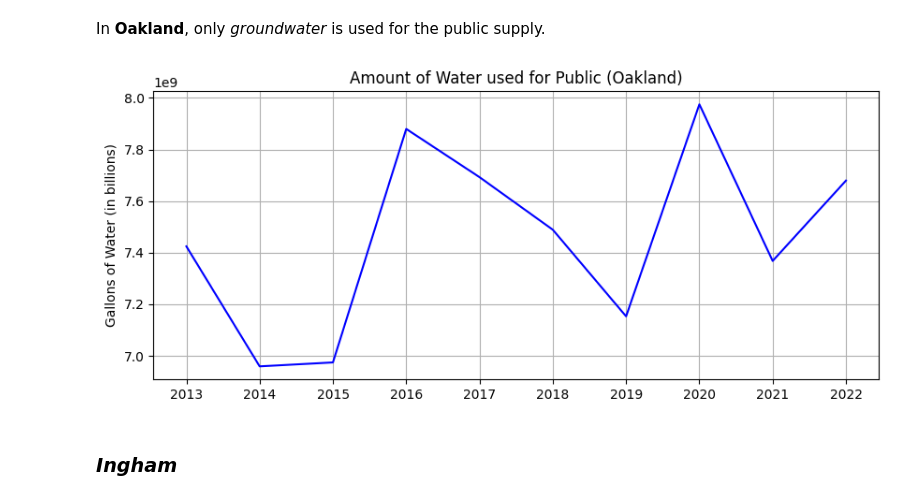
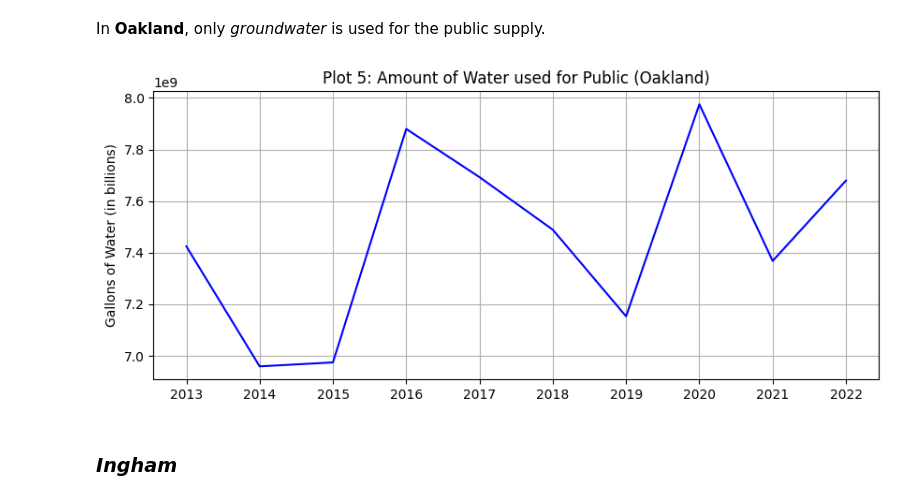
Before and after one commit to leenoah390/michigan-water, a Jupyter notebook: michigan-water.ipynb, the cells around one changed output. Drawn from its saved outputs; the diff is of its cells as text; code cells hidden in the pictures.

```diff
--- a/michigan-water.ipynb
+++ b/michigan-water.ipynb
@@ -229,12 +185,12 @@ In **Oakland**, only *groundwater* is used for the public supply.
 # %%
 plt.figure(figsize=(10,4))
 plt.plot(oakland_public['year'], oakland_public['total_gallons_all_sources'], c='b')
 plt.xticks(oakland_public['year'])
-plt.title('Amount of Water used for Public (Oakland)')
+plt.title('Plot 5: Amount of Water used for Public (Oakland)')
 plt.ylabel('Gallons of Water (in billions)')
 plt.grid()
 # %% [output]
-[figure, old version]
+[figure, new version]
 # %% [markdown]
 ### *Ingham*
 # %%
```
Also changed, not shown: parts of 21 cells of this notebook.
